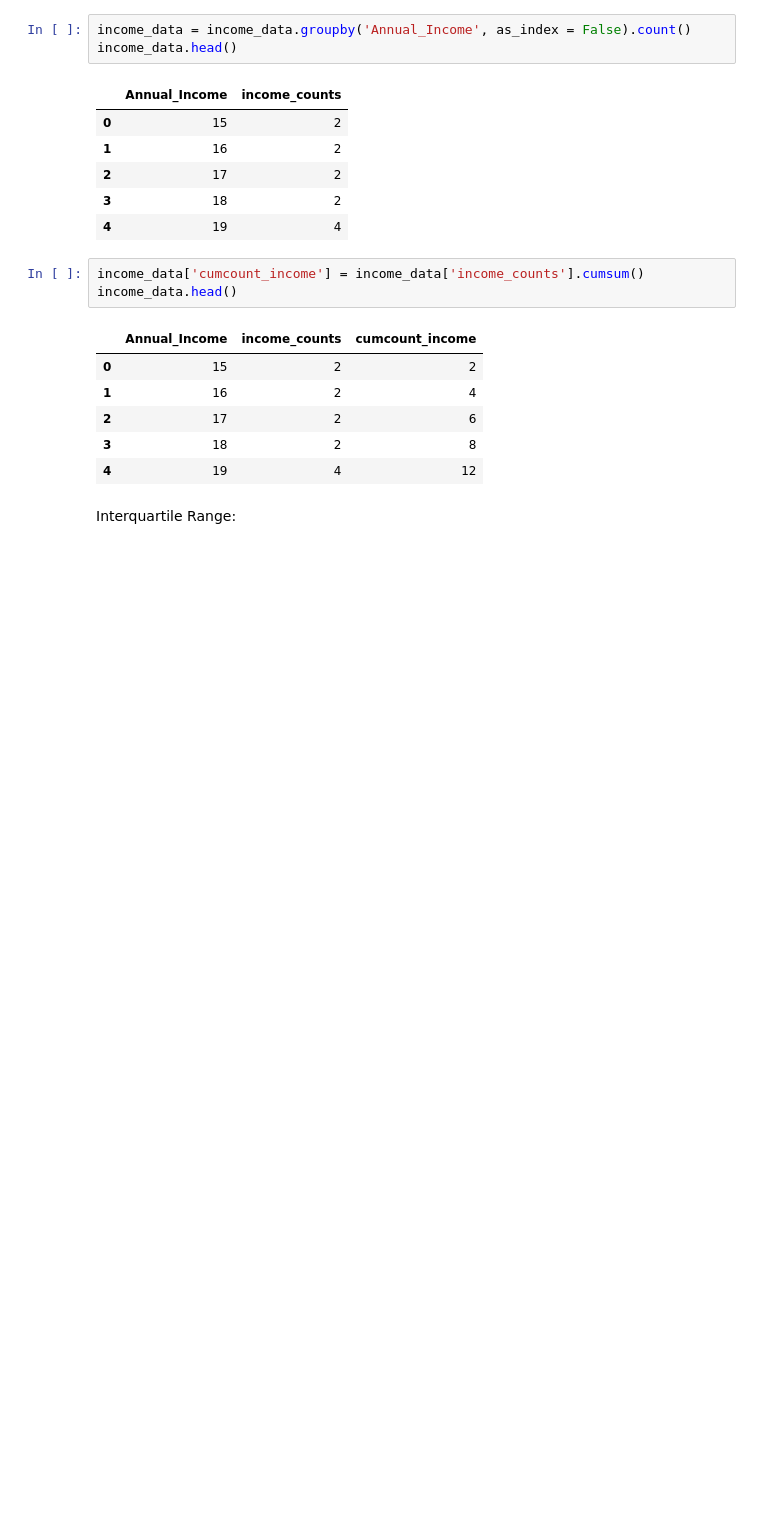
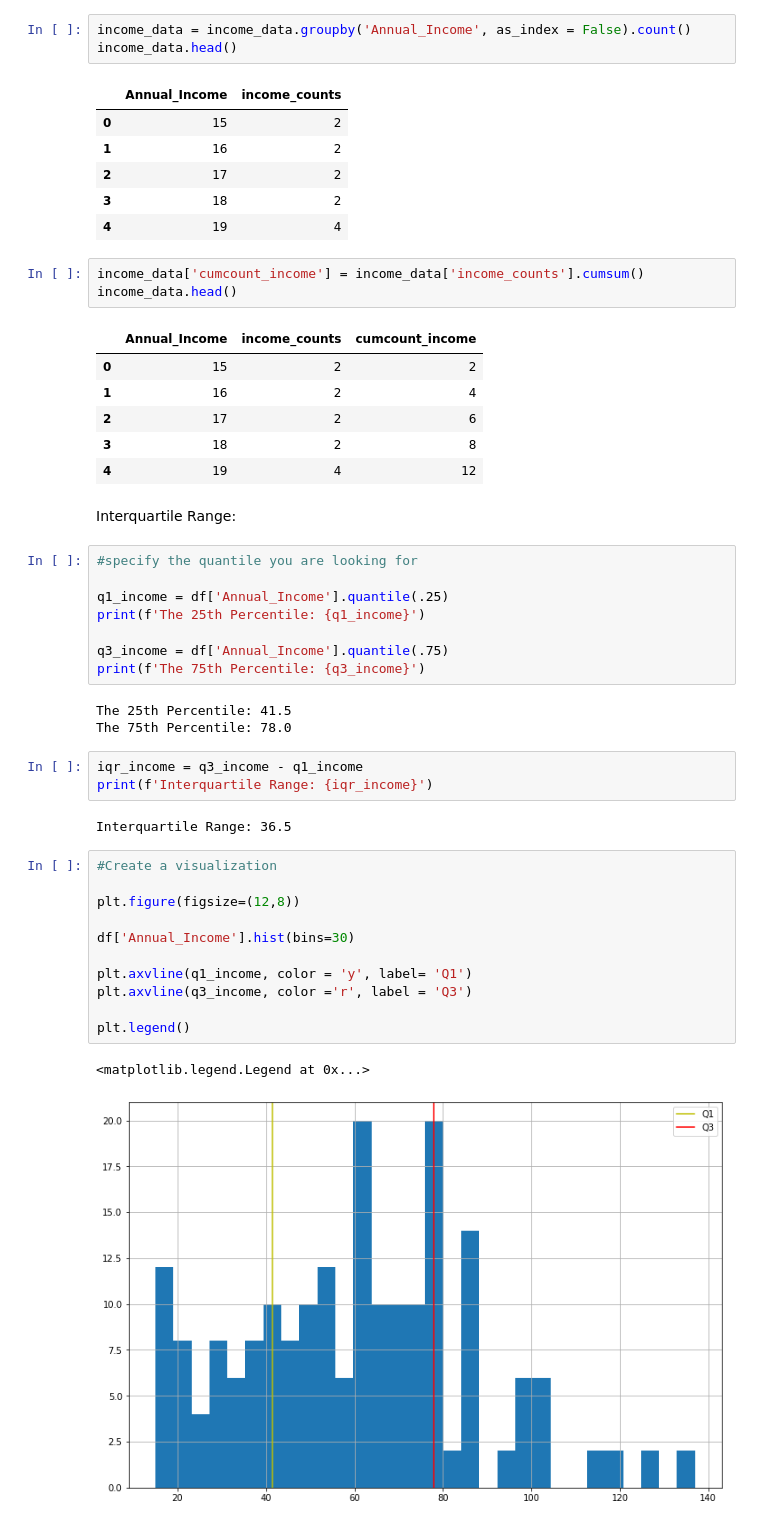
Before and after one commit to mellymillionz/python_notes, a Jupyter notebook: pandas_stats_review.ipynb/pandas_stats_review_lesson1.ipynb, the cells around one changed output. Saved outputs shown, nothing was run; the diff lists cells and outputs as text; blank space fills up the shorter version.

Commit message:
grouped visualizations for desc stats

```diff
--- a/pandas_stats_review.ipynb/pandas_stats_review_lesson1.ipynb
+++ b/pandas_stats_review.ipynb/pandas_stats_review_lesson1.ipynb
@@ -229,3 +229,33 @@ income_data.head()
 | 4 | 19 | 4 | 12 |
 # %% [markdown]
 Interquartile Range:
+# %%
+#specify the quantile you are looking for
+
+q1_income = df['Annual_Income'].quantile(.25)
+print(f'The 25th Percentile: {q1_income}')
+
+q3_income = df['Annual_Income'].quantile(.75)
+print(f'The 75th Percentile: {q3_income}')
+# %% [output]
+The 25th Percentile: 41.5
+The 75th Percentile: 78.0
+# %%
+iqr_income = q3_income - q1_income
+print(f'Interquartile Range: {iqr_income}')
+# %% [output]
+Interquartile Range: 36.5
+# %%
+#Create a visualization
+
+plt.figure(figsize=(12,8))
+
+df['Annual_Income'].hist(bins=30)
+
+plt.axvline(q1_income, color = 'y', label= 'Q1')
+plt.axvline(q3_income, color ='r', label = 'Q3')
+
+plt.legend()
+# %% [output]
+<matplotlib.legend.Legend at 0x...>
+[figure, added]
```
Also changed, not shown: parts of 2 cells of this notebook.
